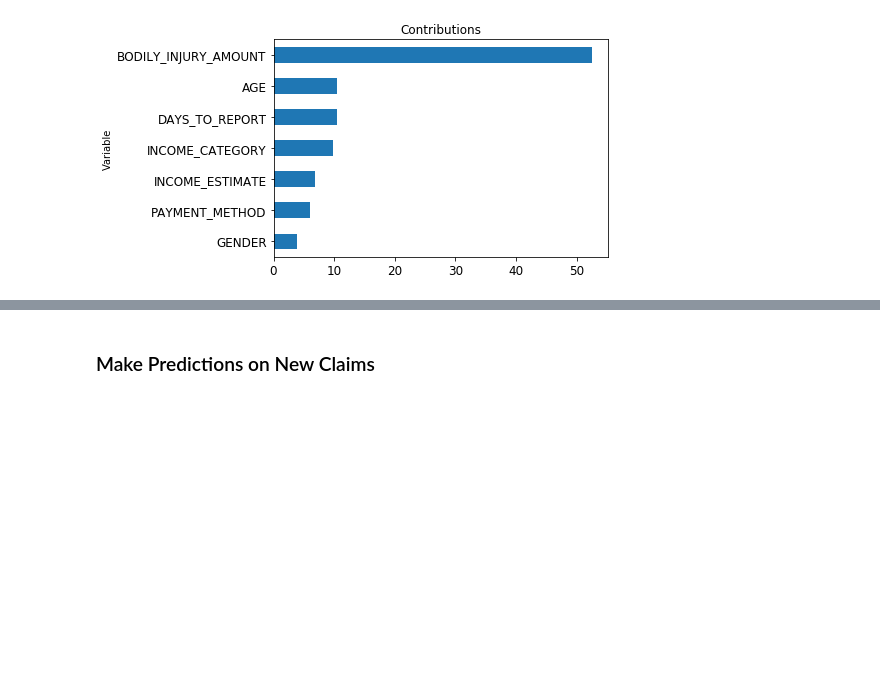
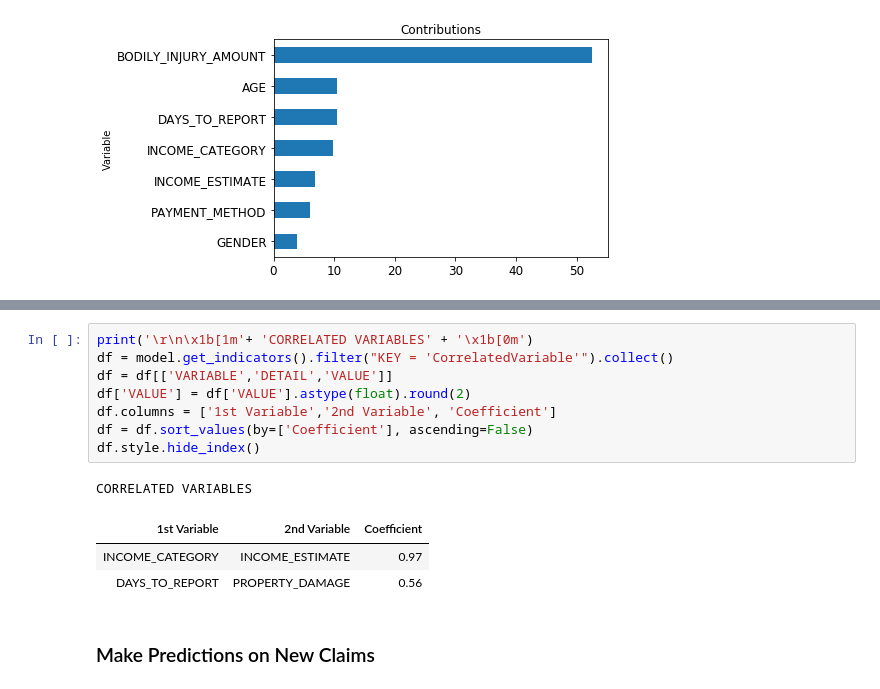
Before and after one commit to SAP-samples/hana-ml-samples, a Jupyter notebook: Python-API/apl/notebooks/HANA_ML_APL_RR_FRAUD.ipynb, the cells around one changed output, grey strips where cells are left out. Saved outputs shown, nothing was run; the diff lists cells and outputs as text; blank space fills up the shorter version.

```diff
--- a/Python-API/apl/notebooks/HANA_ML_APL_RR_FRAUD.ipynb
+++ b/Python-API/apl/notebooks/HANA_ML_APL_RR_FRAUD.ipynb
@@ -76,3 +88,16 @@ plt.show()
+# %%
+print('\r\n\x1b[1m'+ 'CORRELATED VARIABLES' + '\x1b[0m')
+df = model.get_indicators().filter("KEY = 'CorrelatedVariable'").collect()
+df = df[['VARIABLE','DETAIL','VALUE']]
+df['VALUE'] = df['VALUE'].astype(float).round(2)
+df.columns = ['1st Variable','2nd Variable', 'Coefficient']
+df = df.sort_values(by=['Coefficient'], ascending=False)
+df.style.hide_index()
+# %% [output]
+CORRELATED VARIABLES
+| 1st Variable | 2nd Variable | Coefficient |
+| INCOME_CATEGORY | INCOME_ESTIMATE | 0.97 |
+| DAYS_TO_REPORT | PROPERTY_DAMAGE | 0.56 |
 # %% [markdown]
 ### Make Predictions on New Claims
 # %%
```
Also changed, not shown: parts of 5 cells of this notebook.
